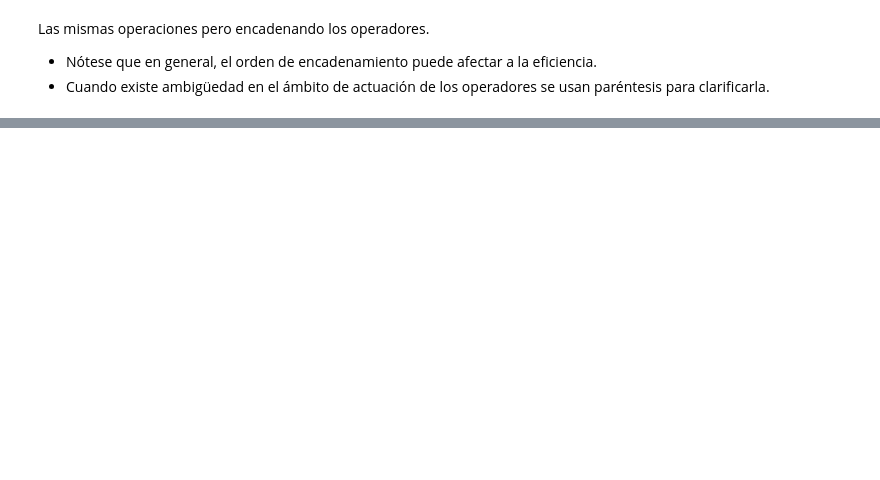
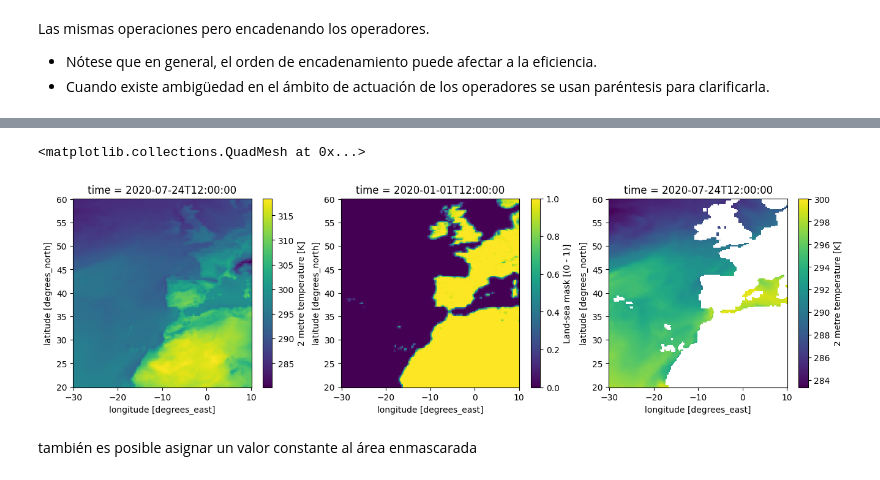
Before and after one commit to waveology/kitchen, a Jupyter notebook: introduccion_cdo_climate_data_operators.ipynb, the cells around one changed output, grey strips where cells are left out. Drawn from its saved outputs; the diff is of its cells as text; code cells hidden in the pictures; blank space fills up the shorter version.

```diff
--- a/introduccion_cdo_climate_data_operators.ipynb
+++ b/introduccion_cdo_climate_data_operators.ipynb
@@ -201,0 +406,10 @@ t2 = xr.open_dataset('peninsula.nc').t2m.sel(time='20200731').plot(ax=ax2)
+# %%
+fig,(ax1,ax2,ax3) = plt.subplots(1,3, figsize=(16,4))
+xr.open_dataset('t.nc').t2m.isel(time=0).plot(ax=ax1)
+xr.open_dataset('mascara_tierra_mar.nc').lsm.isel(time=0).plot(ax=ax2)
+xr.open_dataset('temperatura_mar.nc').t2m.isel(time=0).plot(ax=ax3)
+# %% [output]
+<matplotlib.collections.QuadMesh at 0x...>
+[figure, added]
+# %% [markdown]
+también es posible asignar un valor constante al área enmascarada
```
Also changed, not shown: parts of 42 cells of this notebook.
